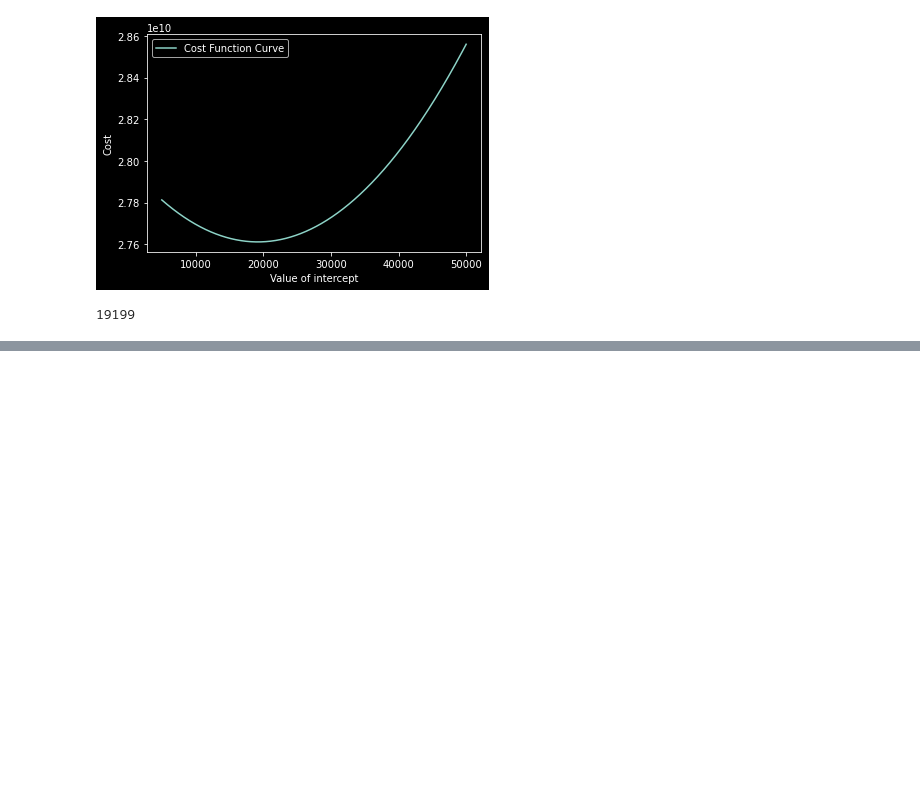
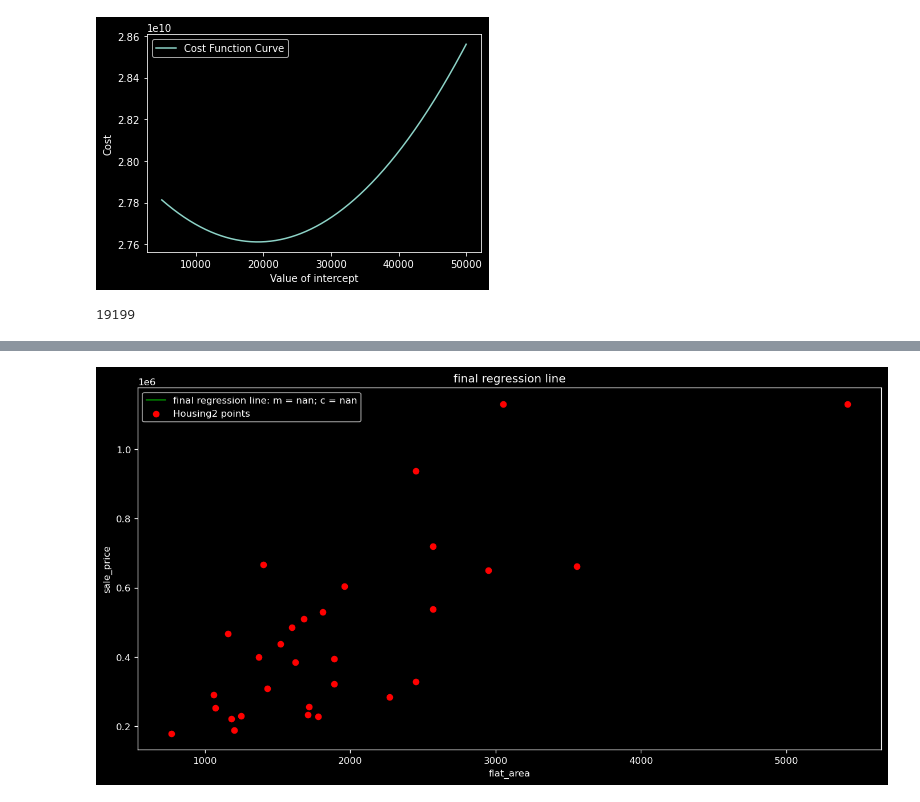
Before and after one commit to HarshSangrulkar/House-Price-Prediction, a Jupyter notebook: House Price Prediction 2.ipynb, the cells around one changed output, grey strips where cells are left out. Saved outputs shown, nothing was run; the diff lists cells and outputs as text; code cells hidden in the pictures; blank space fills up the shorter version.

```diff
--- a/House Price Prediction 2.ipynb
+++ b/House Price Prediction 2.ipynb
@@ -502,0 +562,64 @@ new_intercept[0]
+# %%
+def result(m, c, X, Y, cost, predictions, i):
+  '''
+  Print and plot the final result obtained from gradient descent
+  '''
+  ##If the Gradient Descent converged to the optimum value before max_iter
+  if i < max_iter - 1 :
+    print("***** Gradient Descent has converged at iteration {} *****".format(i))
+  else:
+    print("***** Result after", max_iter,'iterations is: *****')
+
+  ## plotting the final result
+  plt.figure(figsize = (14,7), dpi = 120)
+  plt.scatter(X, Y, color = 'red', label = 'Housing2 points')
+  label = 'final regression line: m = {}; c = {}'.format(str(m), str(c))
+  plt.plot(X, predictions, color = 'green', label = label)
+  plt.xlabel('flat_area')
+  plt.ylabel('sale_price')
+  plt.title('final regression line')
+  plt.legend()
+# %%
+## defining and reshaping the Housing2set
+sale_price = sample_Housing2['sale_price'].values.reshape(-1,1)
+flat_area = sample_Housing2['flat_area'].values.reshape(-1,1)
+
+## declaring parameters
+max_iter = 1000
+cost_old = 0
+alpha = 0.01
+
+## Step 1: inititialising the values of m, c
+m , c = param_init(sale_price)
+
+## Gradient Descent in action
+for i in range(0 , max_iter):
+
+  ## Step 2: genrating predictions
+  predictions = generate_predictions(m , c , flat_area)
+
+  ## Step 3: calculating cost
+  cost_new = compute_cost(predictions , sale_price)
+
+  ## checking if GD converged
+  if abs(cost_new - cost_old) < 10**(-7):
+    break
+
+  ## calculating gradients
+  Gm, Gc = gradients(predictions, sale_price,
+                     flat_area)
+
+  ## Step 4: updating parameters m and c
+  m, c = param_update(m, c, Gm, Gc, alpha)
+
+  ## display result after every 20 iterations
+  if i%20 == 0:
+    print('After Iteration', i,': m =', m, '; c =', c,'; Cost =', cost_new)
+
+  ##updating cost_old
+  cost_old = cost_new
+
+## final results
+result(m , c, flat_area, sale_price,
+       cost_new, predictions, i)
+# %% [output]
@@ -502,0 +643 @@ new_intercept[0]
+[figure, added]
```
Also changed, not shown: parts of 43 cells of this notebook, 5 other files.
